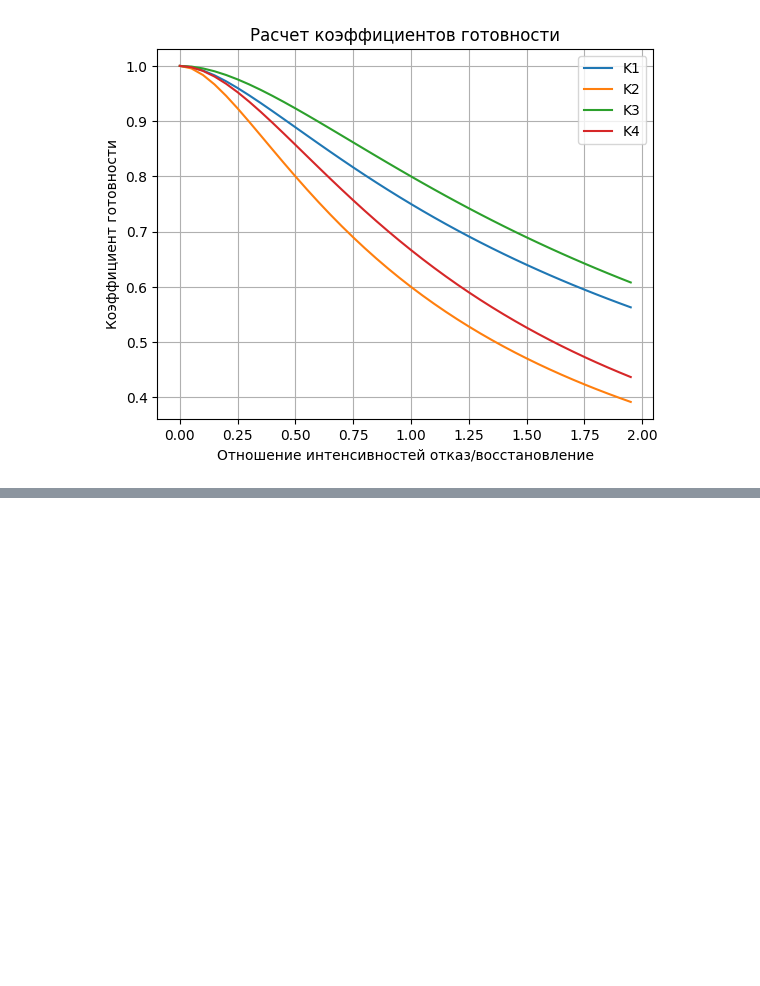
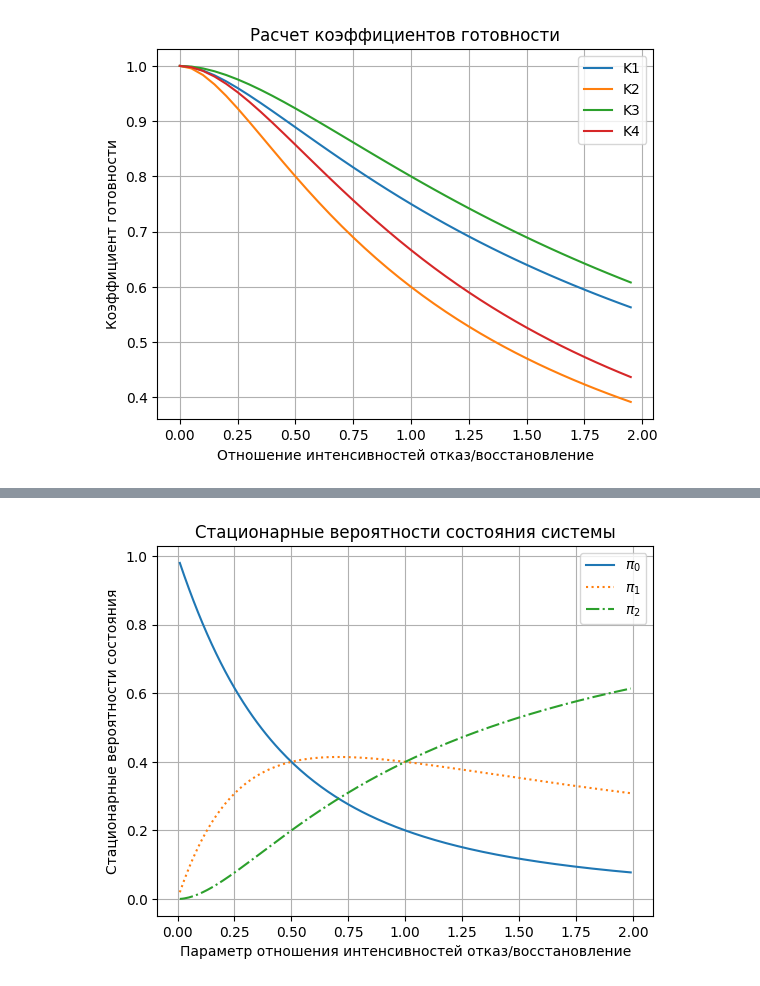
Before and after one commit to SergeyS1954/LW_TR, a Jupyter notebook: LW3.ipynb, the cells around one changed output, grey strips where cells are left out. Saved outputs shown, nothing was run; the diff lists cells and outputs as text; code cells hidden in the pictures; blank space fills up the shorter version.

```diff
--- a/LW3.ipynb
+++ b/LW3.ipynb
@@ -194,0 +268,18 @@ plt.show()
+# %%
+import matplotlib.pyplot as plt
+import numpy as np
+ro = np.arange (0.01, 2.0, 0.01)
+pi0 = 1/(1 + 2*ro + 2*ro**2)
+pi1 = 2*ro/(1 + 2*ro + 2*ro**2)
+pi2 = (2*ro**2)/(1 + 2*ro + 2*ro**2)
+plt.plot(ro,pi0,'-',label = '$\pi_0$')
+plt.plot(ro,pi1,':',label = '$\pi_1$')
+plt.plot(ro,pi2,'-.',label = '$\pi_2$')
+plt.title('Стационарные вероятности состояния системы')
+plt.xlabel('Параметр отношения интенсивностей отказ/восстановление')
+plt.ylabel('Стационарные вероятности состояния')
+plt.legend()
+plt.grid(True)
+plt.show()
+# %% [output]
+[figure, added]
```
Also changed, not shown: parts of 5 cells of this notebook.
